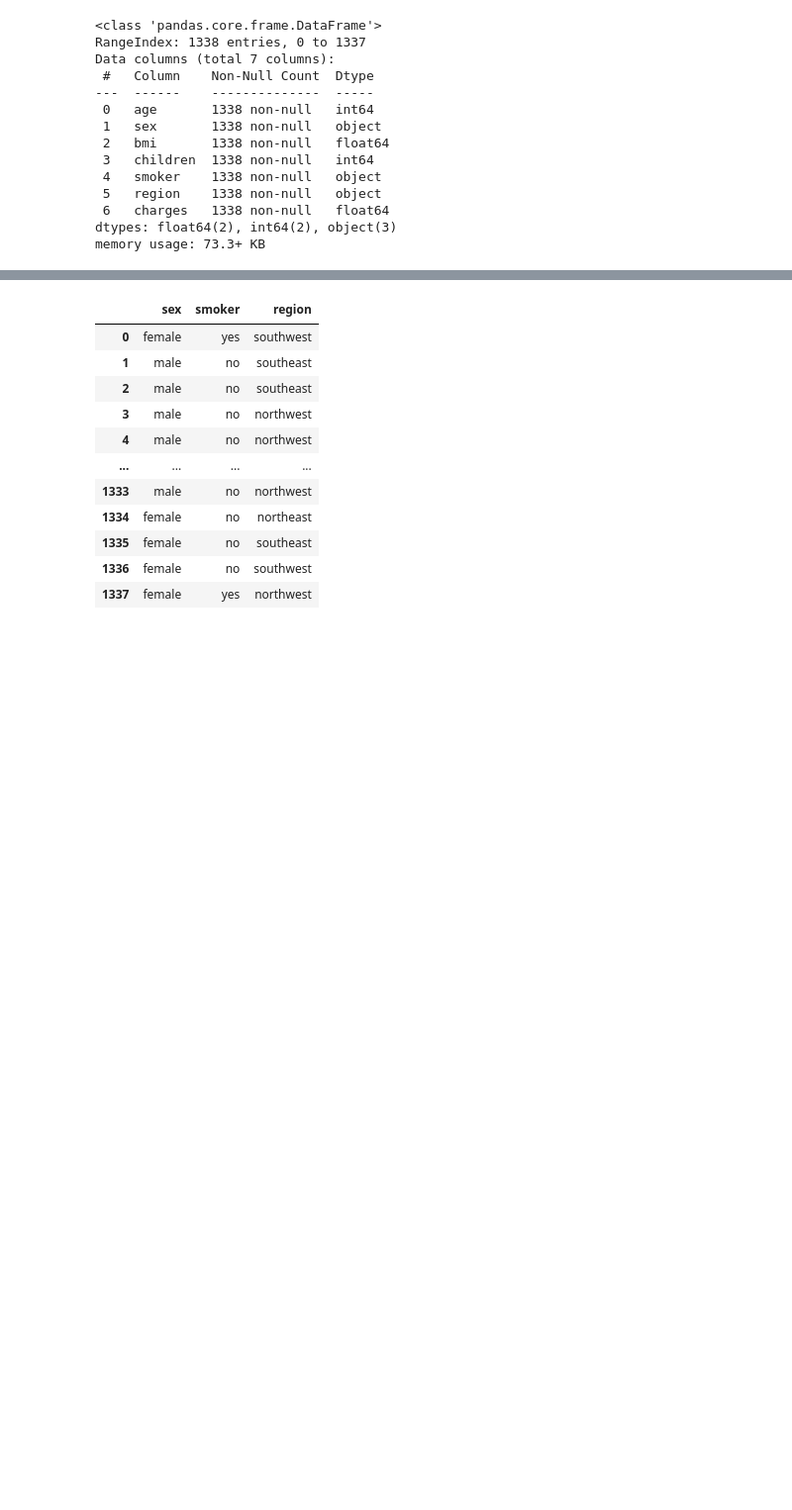
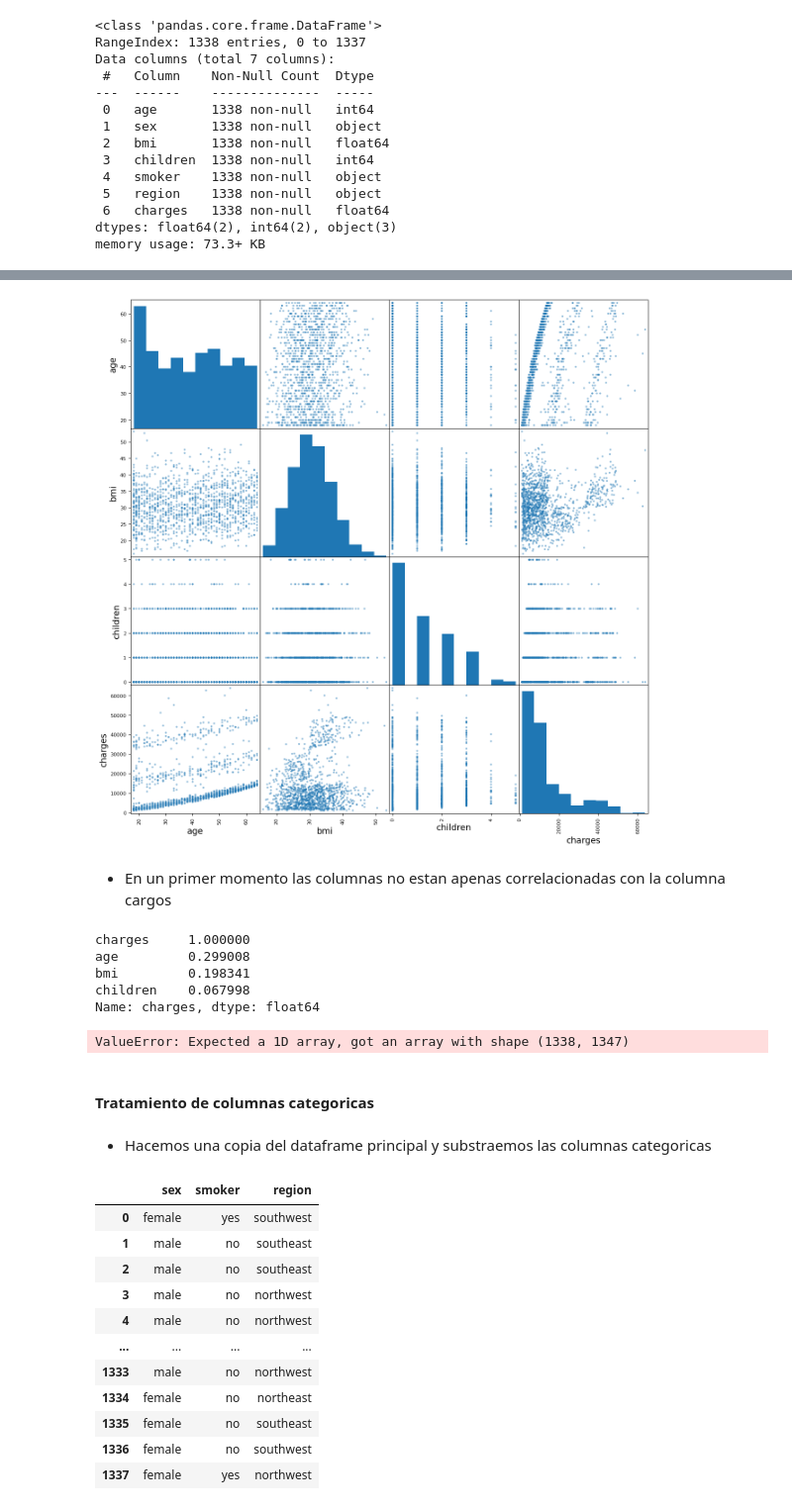
Before and after one commit to joshMonarch/prima_seguros, a Jupyter notebook: prima_seguros.ipynb, the cells around one changed output, grey strips where cells are left out. Shown: that part at 99% size. Drawn from its saved outputs; the diff is of its cells as text; code cells hidden in the pictures; blank space fills up the shorter version.

```diff
--- a/prima_seguros.ipynb
+++ b/prima_seguros.ipynb
@@ -74,3 +89,34 @@ dtype: int64
+# %%
+attributes = ['age','bmi','children','charges']
+scatter_matrix(insurence_df[attributes], figsize=(15, 15));
+# %% [output]
+[figure, added]
+# %% [markdown]
+- En un primer momento las columnas no estan apenas correlacionadas con la columna cargos
+# %%
+corr_matrix["charges"].sort_values(ascending=False)
+# %% [output]
+charges     1.000000
+age         0.299008
+bmi         0.198341
+children    0.067998
+Name: charges, dtype: float64
+# %%
+copy_corr = insurence_df.copy()
+copy_corr['age+30'] = copy_corr['age'] >= 30
+copy_corr['age-30'] = copy_corr['age'] < 30
+copy_corr['smoker_yes'] = copy_corr['smoker'] == 'yes'
+copy_corr['age_per_smoker'] = copy_corr['age'] / copy_corr[copy_corr['smoker'] == 'yes']
+copy_corr['children_per_age'] =  copy_corr['children'] / copy_corr['age']
+copy_corr['bmi_per_age'] =  copy_corr['bmi'] / copy_corr['age']
+corr_matrix1 = copy_corr.corr();
+corr_matrix1["charges"].sort_values(ascending=False)
+# %% [output]
+ValueError: Expected a 1D array, got an array with shape (1338, 1347)
+# %% [markdown]
+#### Tratamiento de columnas categoricas
+# %% [markdown]
+- Hacemos una copia del dataframe principal y substraemos las columnas categoricas
 # %%
 copy = insurence_df.copy()
 copy_cat = copy[["sex", "smoker","region"]]
```
Also changed, not shown: parts of 14 cells of this notebook.
